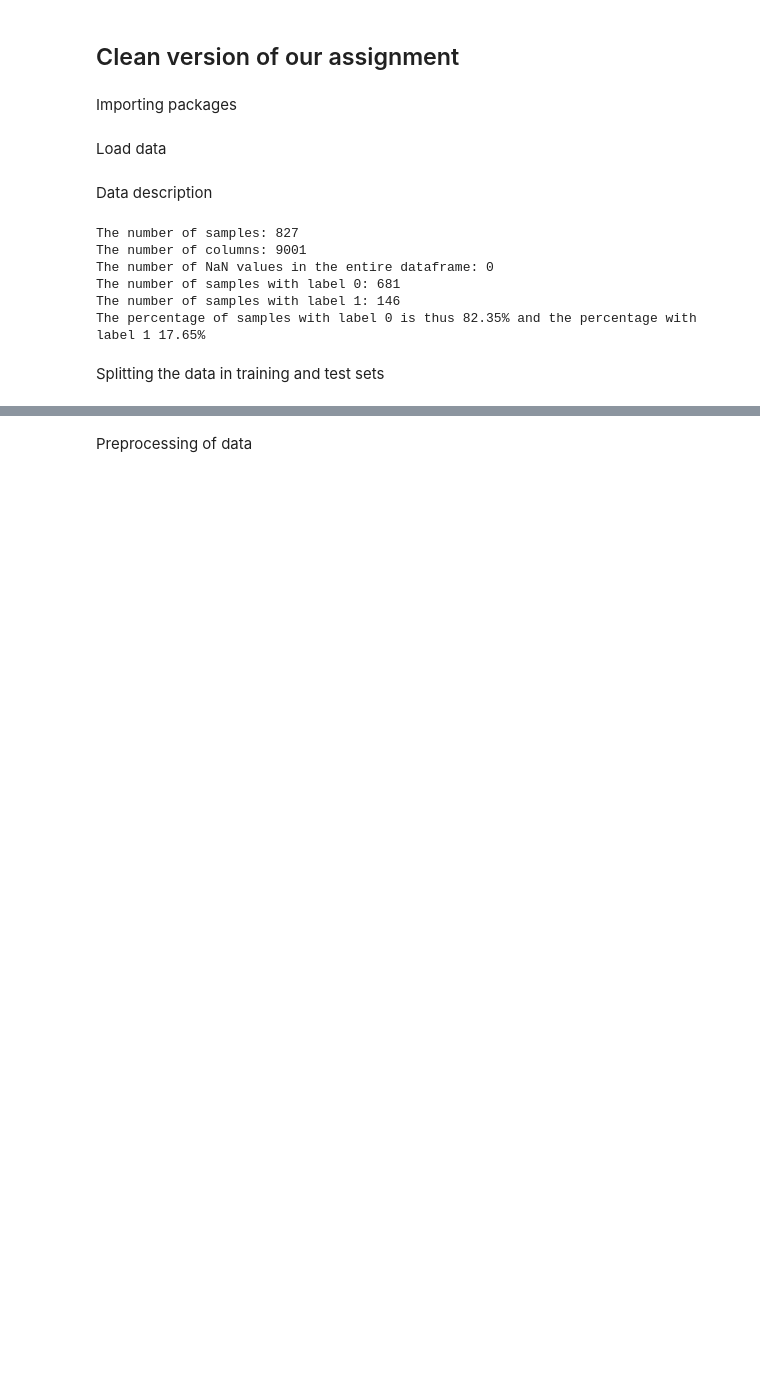
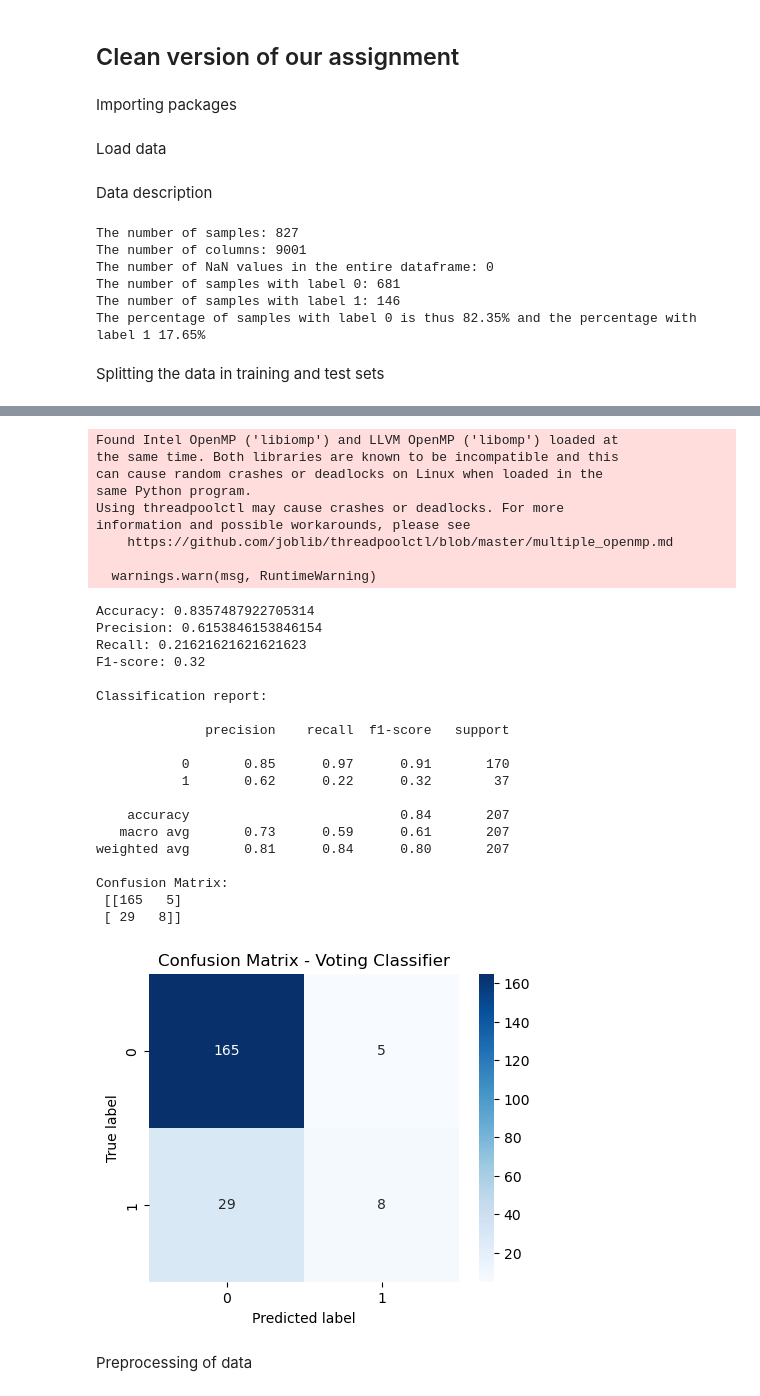
Before and after one commit to ereindersss/TM10011-Machine-learning-assignment-ECG-, a Jupyter notebook: assignment_clean.ipynb, the cells around one changed output, grey strips where cells are left out. Cells and saved outputs as stored; diff of their text form; code cells hidden in the pictures; blank space fills up the shorter version.

```diff
--- a/assignment_clean.ipynb
+++ b/assignment_clean.ipynb
@@ -85,2 +223,78 @@ x_train, x_test, y_train, y_test = train_test_split(X, Y, test_size=0.25, random
+# %%
+#Voting classifier met Logistic Regression, KNN en Decision Tree als base classifiers
+from sklearn.ensemble import VotingClassifier
+
+lr = LogisticRegression(max_iter=1000, random_state=42)
+knn = KNeighborsClassifier(n_neighbors=5)
+dt = DecisionTreeClassifier(random_state=42)
+
+voting = VotingClassifier(
+    estimators=[
+        ('lr', lr),
+        ('knn', knn),
+        ('dt', dt)
+    ],
+    voting='soft'
+)
+
+# Train het model
+voting.fit(x_train_scaled, y_train)
+
+# Maak voorspellingen
+y_pred_vote = voting.predict(x_test_scaled)
+
+# =========================
+# Evaluatie
+# =========================
+print("Accuracy:", metrics.accuracy_score(y_test, y_pred_vote))
+print("Precision:", precision_score(y_test, y_pred_vote))
+print("Recall:", recall_score(y_test, y_pred_vote))
+print("F1-score:", f1_score(y_test, y_pred_vote))
+
+print("\nClassification report:\n")
+print(classification_report(y_test, y_pred_vote))
+
+# =========================
+# Confusion matrix
+# =========================
+cm_vote = confusion_matrix(y_test, y_pred_vote)
+print("Confusion Matrix:\n", cm_vote)
+
+plt.figure(figsize=(5,4))
+sns.heatmap(cm_vote, annot=True, fmt='d', cmap='Blues')
+plt.xlabel("Predicted label")
+plt.ylabel("True label")
+plt.title("Confusion Matrix - Voting Classifier")
+plt.show()
+# %% [output]
+Found Intel OpenMP ('libiomp') and LLVM OpenMP ('libomp') loaded at
+the same time. Both libraries are known to be incompatible and this
+can cause random crashes or deadlocks on Linux when loaded in the
+same Python program.
+Using threadpoolctl may cause crashes or deadlocks. For more
+information and possible workarounds, please see
+    https://github.com/joblib/threadpoolctl/blob/master/multiple_openmp.md
+
+  warnings.warn(msg, RuntimeWarning)
+Accuracy: 0.8357487922705314
+Precision: 0.6153846153846154
+Recall: 0.21621621621621623
+F1-score: 0.32
+
+Classification report:
+
+              precision    recall  f1-score   support
+
+           0       0.85      0.97      0.91       170
+           1       0.62      0.22      0.32        37
+
+    accuracy                           0.84       207
+   macro avg       0.73      0.59      0.61       207
+weighted avg       0.81      0.84      0.80       207
+
+Confusion Matrix:
+ [[165   5]
+ [ 29   8]]
+[figure, added]
 # %% [markdown]
 Preprocessing of data
```
Also changed, not shown: parts of 5 cells of this notebook.
